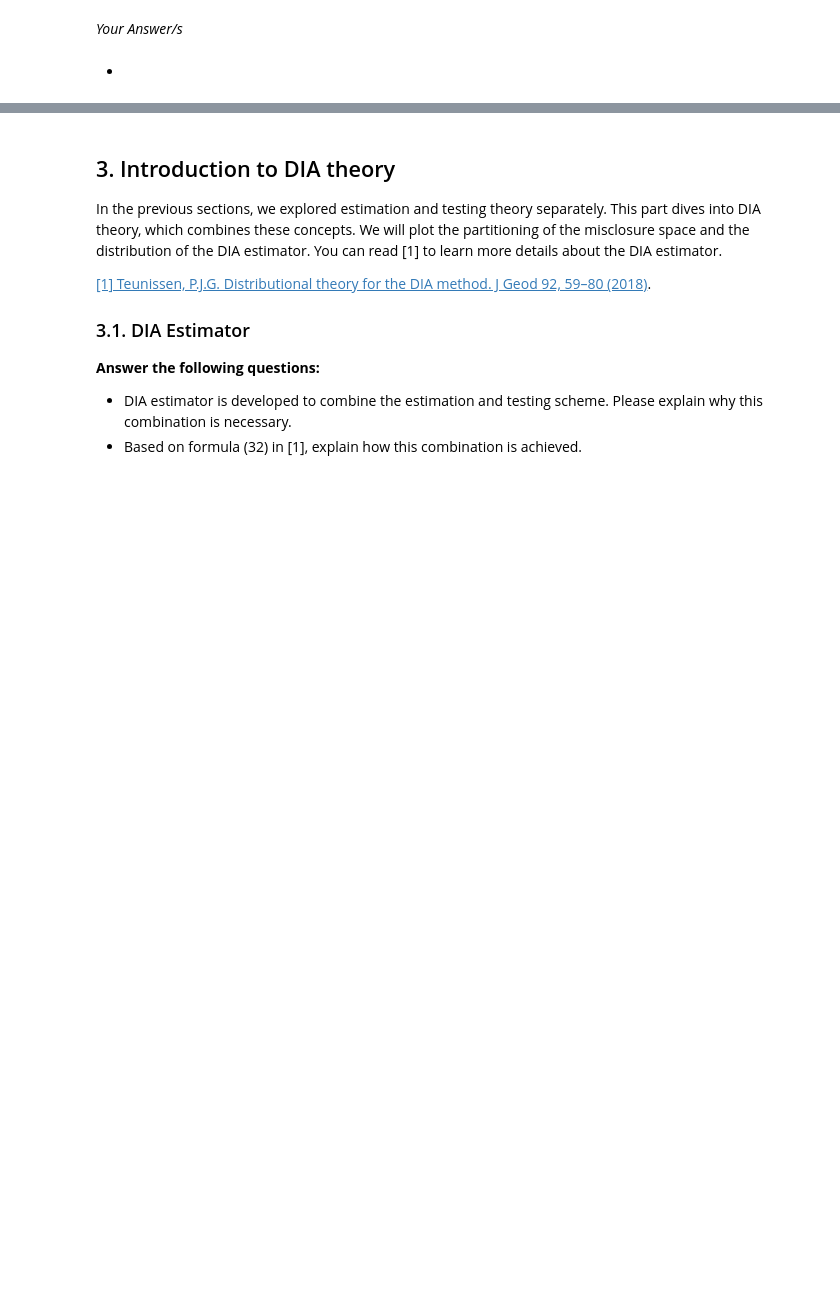
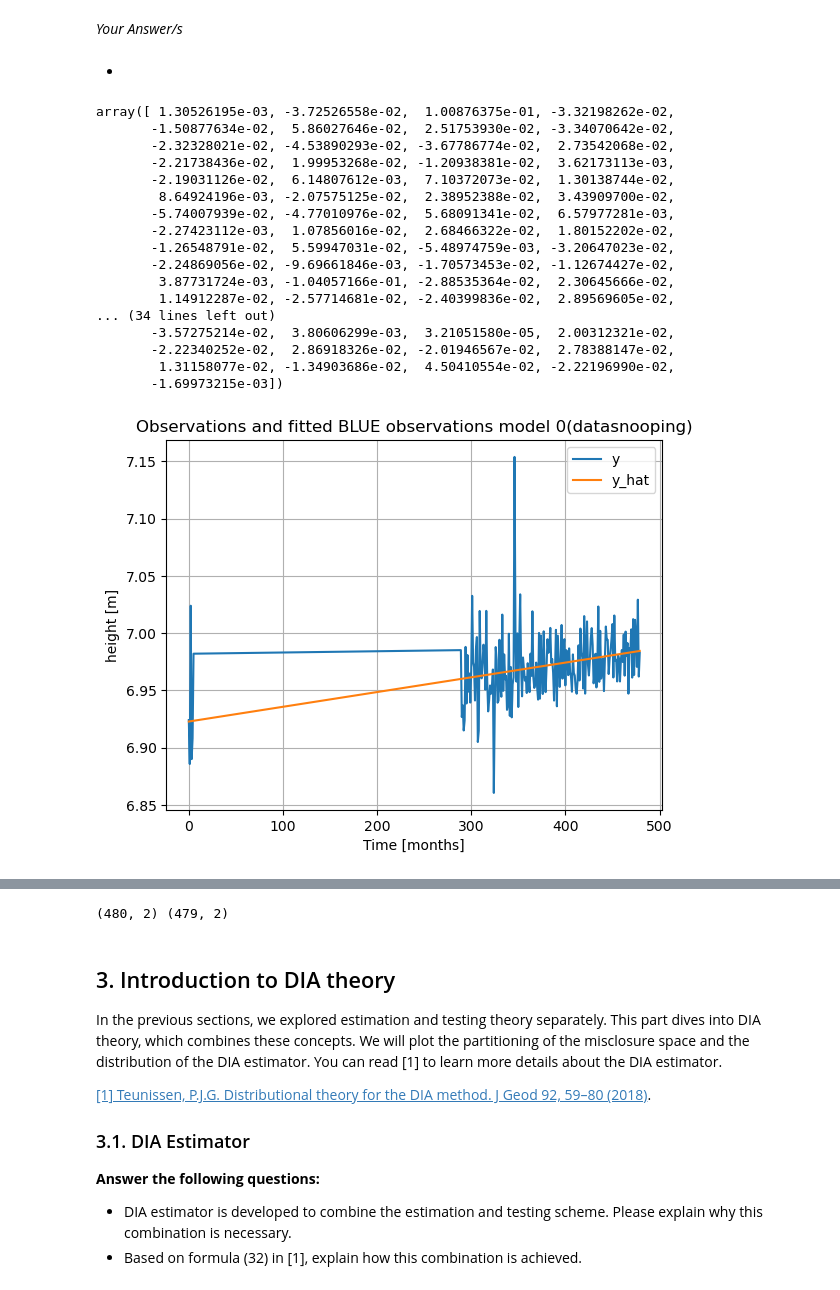
Before and after one commit to ICSlingerland/Geo-Data-Analysis, a Jupyter notebook: Unit-HoekvanHolland/Notebook 1.ipynb, the cells around one changed output, grey strips where cells are left out. Cells and saved outputs as stored; diff of their text form; code cells hidden in the pictures; blank space fills up the shorter version.

Commit message:
added_datasnooping

```diff
--- a/Unit-HoekvanHolland/Notebook 1.ipynb
+++ b/Unit-HoekvanHolland/Notebook 1.ipynb
@@ -796,7 +797,9 @@ print('Q_x_hat  standard deviation = {:.6f} m/month, {:.5f} m '.format(*np.sqrt(
 
 y_hat_out = A0 @ x_hat_out
 e_out = y_out - y_hat_out
-
+PA_out = A0 @ np.linalg.inv(A0.T @ np.linalg.inv(Q_yy) @ A0) @ A0.T @ np.linalg.inv(Q_yy)
+PA_1_out = np.eye(len(y_out)) - PA_out
+Q_ehat_out = PA_1_out @ Q_yy_out @ PA_1_out.T
 plot_result(y_out, A0, Q_yy, month_out, 'model 0')
 
 # Apply OMT
@@ -833,0 +892,23 @@ _Your Answer/s_
+# %%
+y_out01, A0_out01,t_out,  e_out01, y_hat_out01, Q_yy_out01,T_q01, c201=data_snooping(y_out,A0,month_out, e_out, Q_yy_out, y_hat_out, alpha=0.01)
+# %%
+plot_result(y_out01, A0_out01, Q_yy_out01, t_out, 'model 0(datasnooping)')
+# %% [output]
+array([ 1.30526195e-03, -3.72526558e-02,  1.00876375e-01, -3.32198262e-02,
+       -1.50877634e-02,  5.86027646e-02,  2.51753930e-02, -3.34070642e-02,
+       -2.32328021e-02, -4.53890293e-02, -3.67786774e-02,  2.73542068e-02,
+       -2.21738436e-02,  1.99953268e-02, -1.20938381e-02,  3.62173113e-03,
+       -2.19031126e-02,  6.14807612e-03,  7.10372073e-02,  1.30138744e-02,
+        8.64924196e-03, -2.07575125e-02,  2.38952388e-02,  3.43909700e-02,
+       -5.74007939e-02, -4.77010976e-02,  5.68091341e-02,  6.57977281e-03,
+       -2.27423112e-03,  1.07856016e-02,  2.68466322e-02,  1.80152202e-02,
+       -1.26548791e-02,  5.59947031e-02, -5.48974759e-03, -3.20647023e-02,
+       -2.24869056e-02, -9.69661846e-03, -1.70573453e-02, -1.12674427e-02,
+        3.87731724e-03, -1.04057166e-01, -2.88535364e-02,  2.30645666e-02,
+        1.14912287e-02, -2.57714681e-02, -2.40399836e-02,  2.89569605e-02,
+... (34 lines left out)
+       -3.57275214e-02,  3.80606299e-03,  3.21051580e-05,  2.00312321e-02,
+       -2.22340252e-02,  2.86918326e-02, -2.01946567e-02,  2.78388147e-02,
+        1.31158077e-02, -1.34903686e-02,  4.50410554e-02, -2.22196990e-02,
+       -1.69973215e-03])
+[figure, added]
@@ -834,3 +917,18 @@ _Your Answer/s_
+# %%
+import numpy as np
+
+# Create a sample matrix
+matrix = np.random.rand(480, 2)  # Creating a random 480x2 matrix, you would use your actual matrix here
+
+# Choose the index of the row you want to remove
+index_to_remove = 4  # Row numbering starts from 0, so row 5 corresponds to index 4
+
+# Remove the row corresponding to the chosen index
+matrix_without_row = np.delete(matrix, index_to_remove, axis=0)
+
+print(matrix.shape,matrix_without_row.shape)  # Output the shape of the new matrix
+# %% [output]
+(480, 2) (479, 2)
 # %%
 # Carry out data snooping (with different alpha)
 
```
Also changed, not shown: parts of 9 cells of this notebook.
